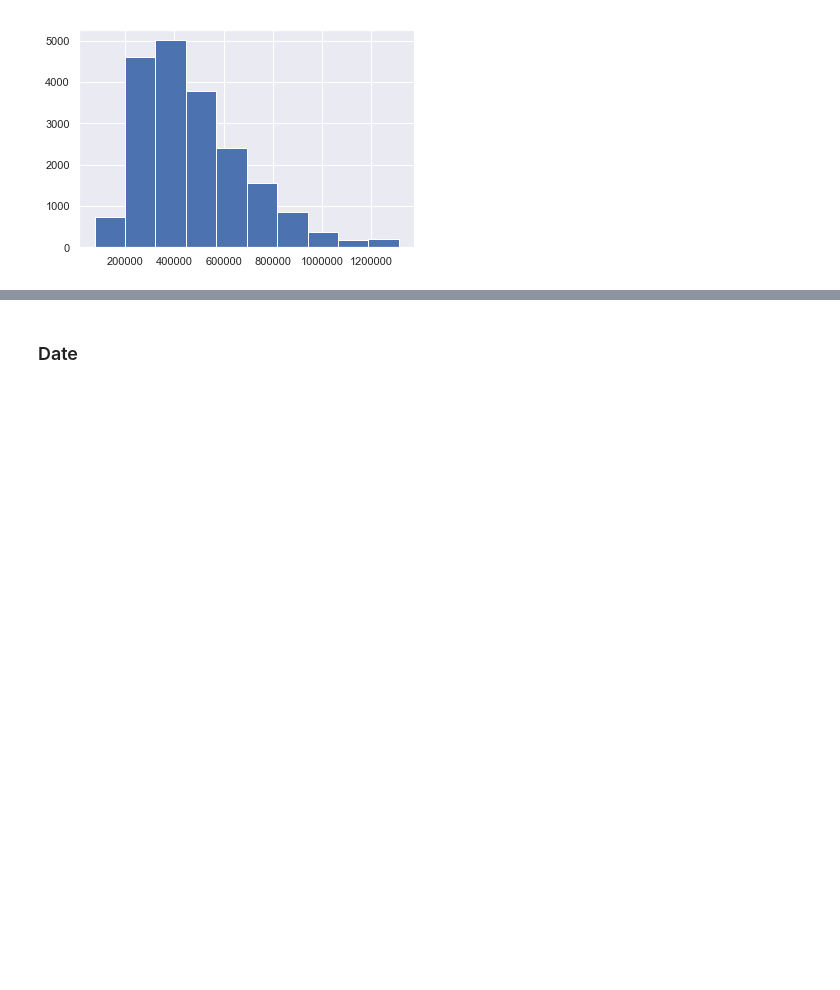
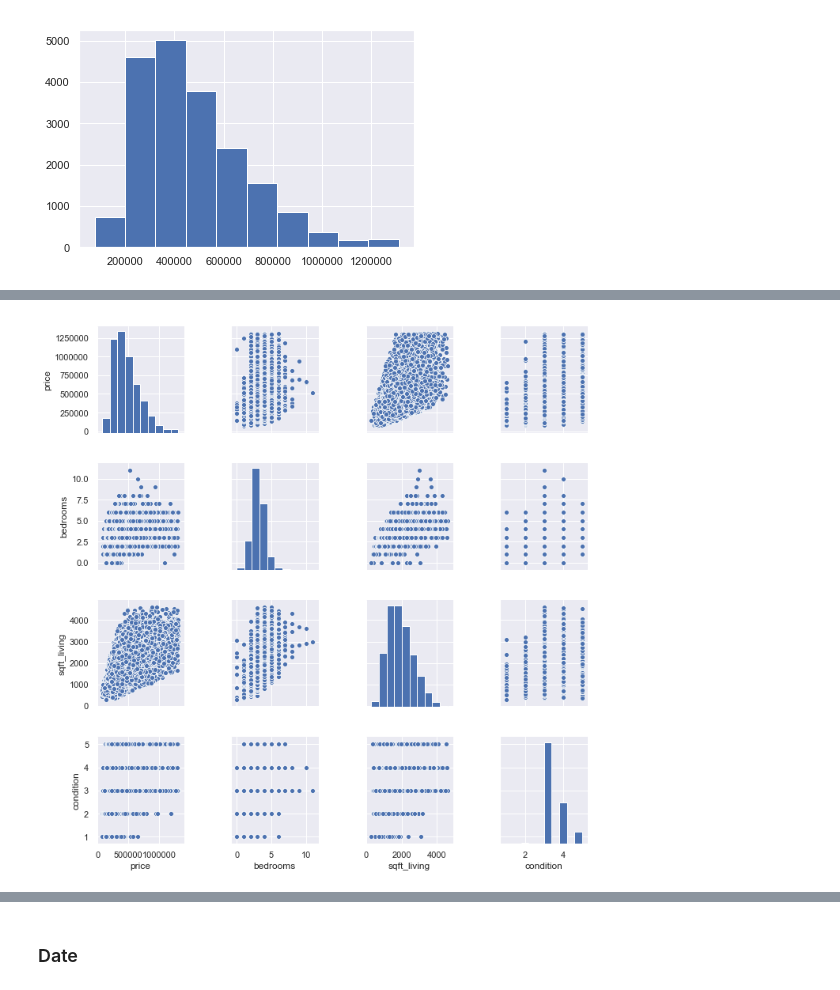
Before and after one commit to mwon3919/Springboard_Captstone1, a Jupyter notebook: Springboard_capstoneproject1.ipynb, the cells around one changed output, grey strips where cells are left out. Saved outputs shown, nothing was run; the diff lists cells and outputs as text; code cells hidden in the pictures; blank space fills up the shorter version.

```diff
--- a/Springboard_capstoneproject1.ipynb
+++ b/Springboard_capstoneproject1.ipynb
@@ -738,0 +682,7 @@ plt.show()
+# %%
+dfn = df[['price', 'bedrooms', 'sqft_living','condition']].copy()
+# %%
+sns.pairplot(dfn, size=2.5)
+plt.tight_layout()
+# %% [output]
+[figure, added]
```
Also changed, not shown: parts of 92 cells of this notebook, 1 other file.
